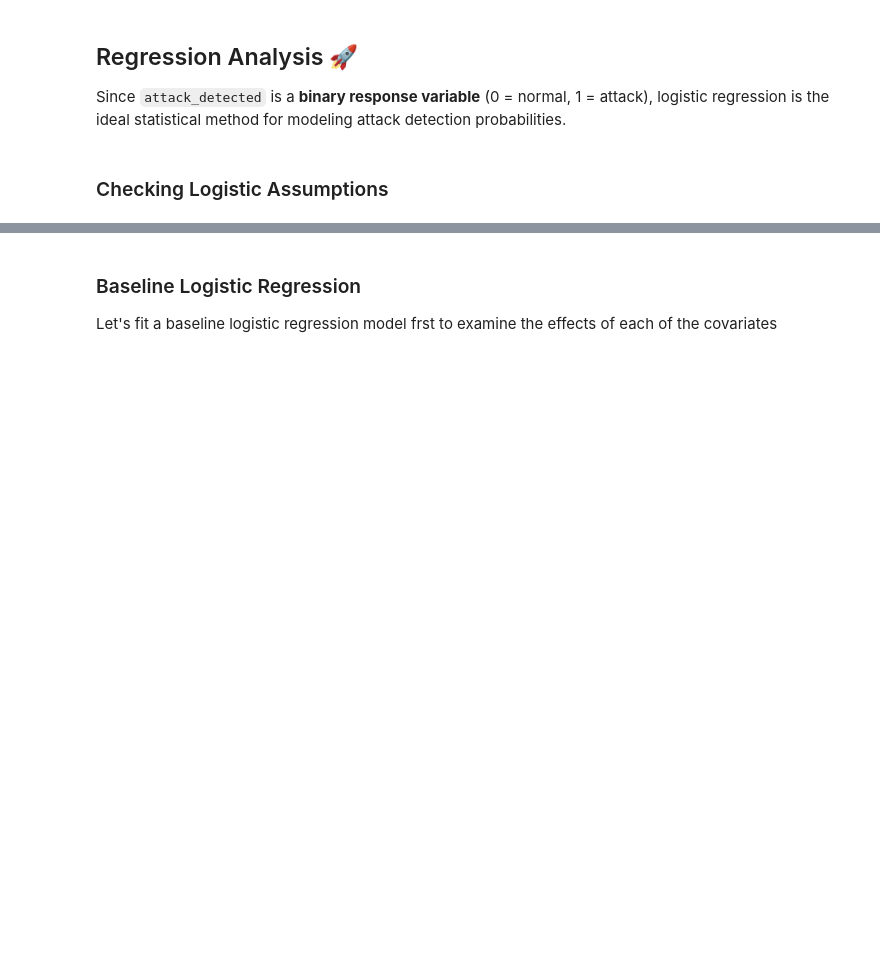
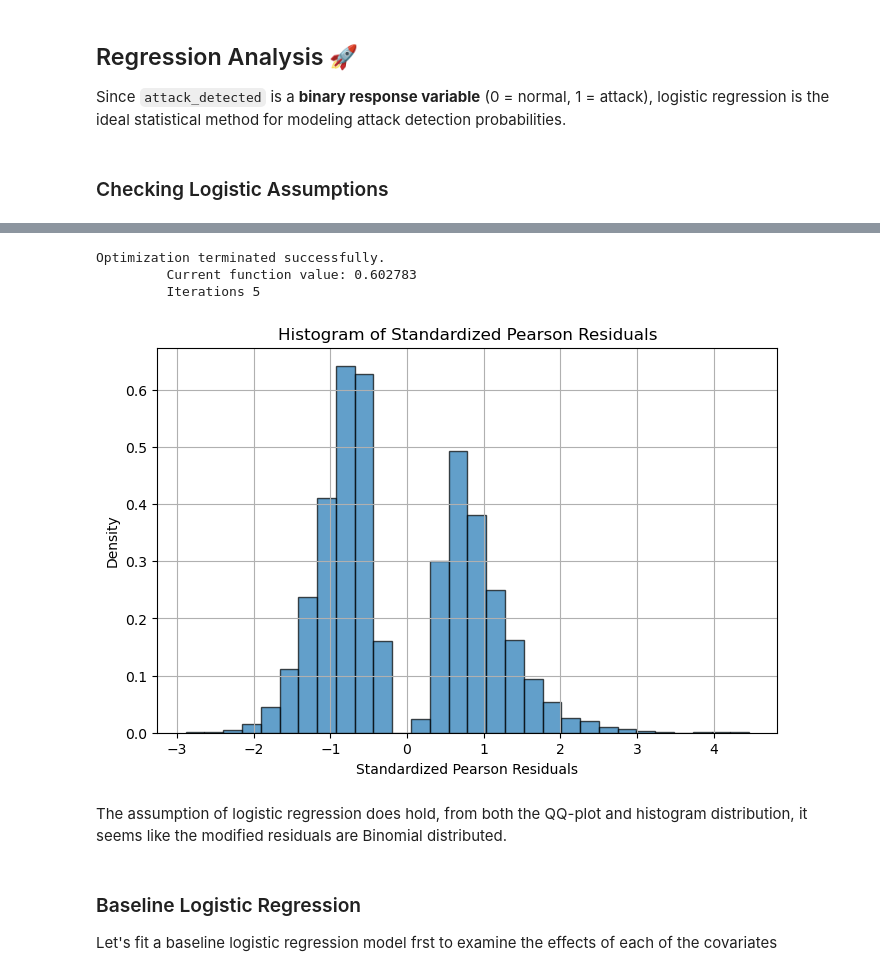
Before and after one commit to KevinBian107/SIP-Demos, a Jupyter notebook: CyberSecurity.ipynb, the cells around one changed output, grey strips where cells are left out. Saved outputs shown, nothing was run; the diff lists cells and outputs as text; code cells hidden in the pictures; blank space fills up the shorter version.

```diff
--- a/CyberSecurity.ipynb
+++ b/CyberSecurity.ipynb
@@ -457,3 +454,27 @@ print(vif_data)
+# %%
+X = df.drop(columns=['attack_detected'])
+y = df['attack_detected']
+
+logit_model = sm.Logit(y, X).fit()
+
+p_hat = logit_model.predict(X)
+
+pearson_residuals = (y - p_hat) / np.sqrt(p_hat * (1 - p_hat))
+
+plt.figure(figsize=(8, 5))
+plt.hist(pearson_residuals, bins=30, edgecolor='black', alpha=0.7, density=True)
+plt.xlabel("Standardized Pearson Residuals")
+plt.ylabel("Density")
+plt.title("Histogram of Standardized Pearson Residuals")
+plt.grid(True)
+plt.show()
+# %% [output]
+Optimization terminated successfully.
+         Current function value: 0.602783
+         Iterations 5
+[figure, added]
+# %% [markdown]
+The assumption of logistic regression does hold, from both the QQ-plot and histogram distribution, it seems like the modified residuals are Binomial distributed.
 # %% [markdown]
 ### Baseline Logistic Regression
 
```
Also changed, not shown: parts of 33 cells of this notebook, 2 other files.
